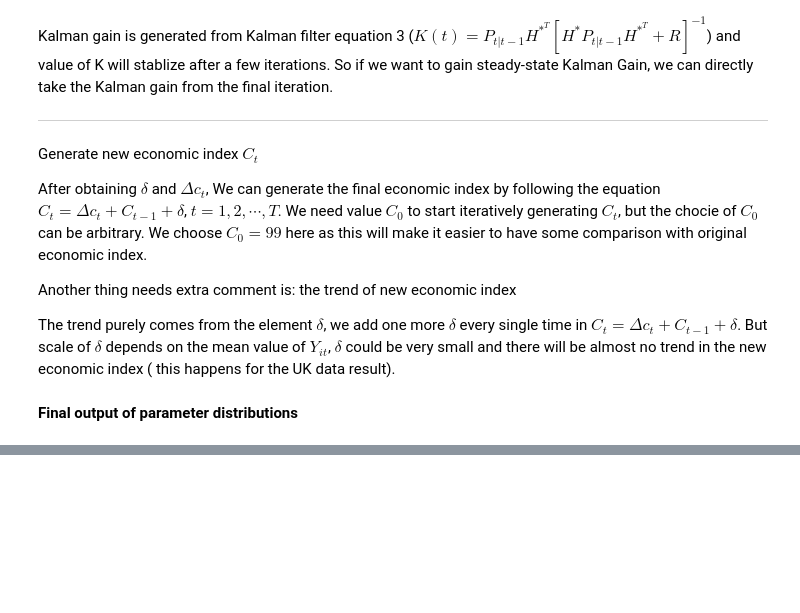
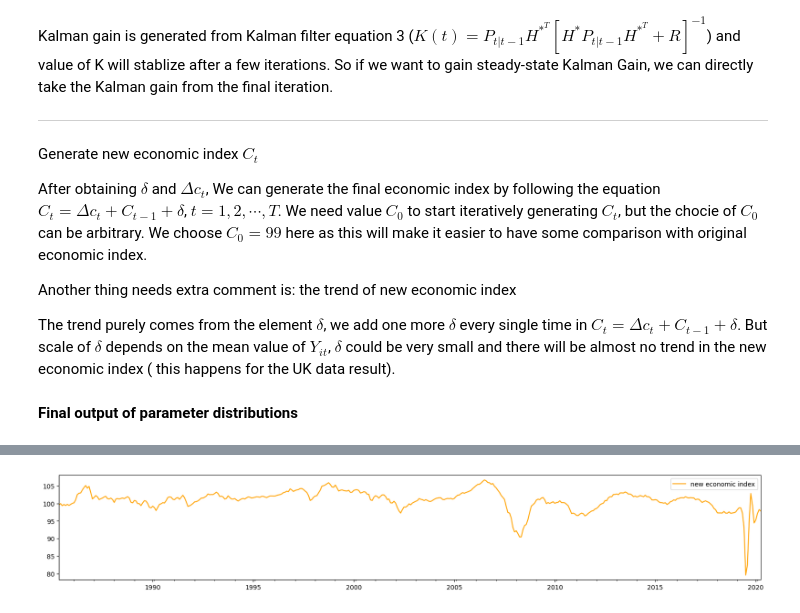
Before and after one commit to Buchunwang/UK-CLI, a Jupyter notebook: k&N_uk_data.ipynb, the cells around one changed output, grey strips where cells are left out. Drawn from its saved outputs; the diff is of its cells as text; code cells hidden in the pictures; blank space fills up the shorter version.

```diff
--- a/k&N_uk_data.ipynb
+++ b/k&N_uk_data.ipynb
@@ -1373,25 +1398,33 @@ plt.show()
 # %%
 import numpy as np
 from numpy.random import normal
 N=kalpre.shape[0]
 ddelta=np.mean(delta)
-C0=99.72203
+C0=99
 newCLI = np.zeros((N, 1))
-newCLI[0]=C0+(sample_ct/(iter-burn))[0]+ddelta
+dddelta=np.mean(delta)
+newCLI[0]=C0+(sample_ct/(iter-burn))[0]+dddelta
 for i in range(1, N):
-    newCLI[i] = newCLI[i-1] +  (sample_ct/(iter-burn))[i]+ddelta # new delta_C_t=delta_c_t+C_{t-1}+delta according to appendix A7
+    newCLI[i] = newCLI[i-1] + (sample_ct/(iter-burn))[i]+dddelta # new delta_C_t=delta_c_t+C_{t-1}+delta according to appendix A7
     # Create an array of monthly dates
-dates = pd.date_range(start='1986-03-01', end='2021-3-01', freq='MS')
+newCLI=newCLI[1:N]
+dates = pd.date_range(start='1986-04', end='2021-03', freq='MS')
 
 # Create a pandas Series with the data and the dates as index
 series1 = pd.Series(data=newCLI.ravel(), index=dates)
-fig, ax = plt.subplots(figsize=(10,3))
+fig, ax = plt.subplots(figsize=(20,3))
 # Plot the series
-series1.plot(figsize=(20,3), legend=False,label='new economic index with trend',color='orange')
+series1.plot(figsize=(20,3), legend=False,label='new economic index',color='orange')
+
+ticks = pd.date_range('1990-01-01', '2025-01-01', freq='5Y')
+plt.xticks(ticks, ticks.strftime('%Y'))
+# Set the y-axis limits
 
 plt.legend()
 plt.savefig('myplot.png')
 plt.show()
+# %% [output]
+[figure, added]
 # %%
 import os
 import pandas as pd
```
Also changed, not shown: parts of 8 cells of this notebook.
